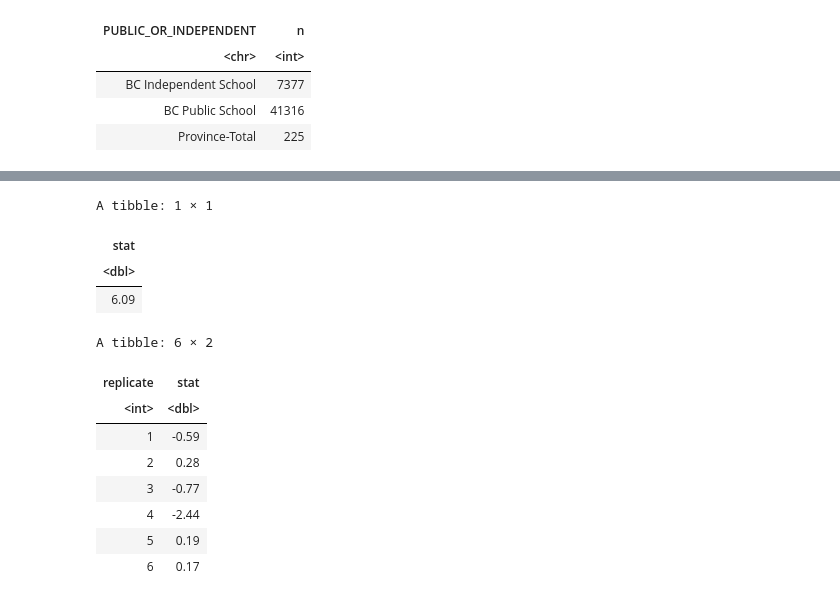
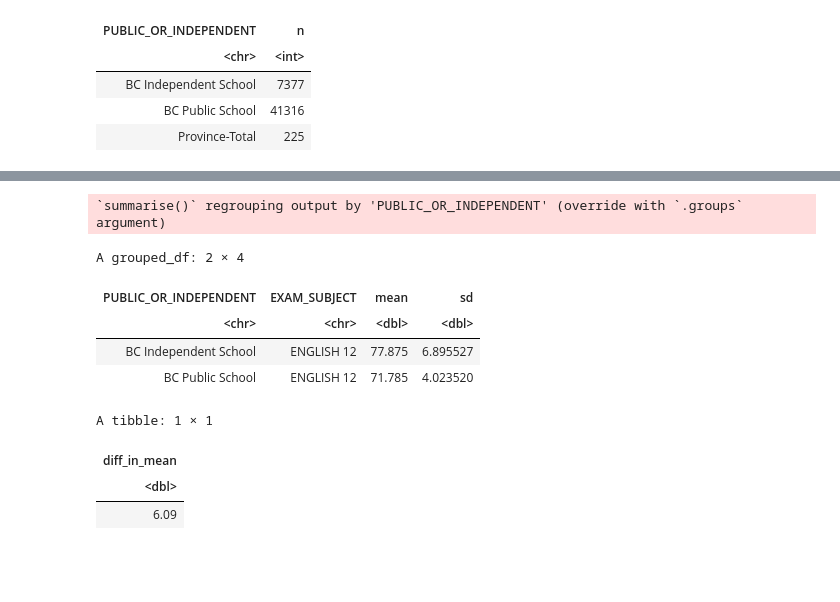
Before and after one commit to michelleykim/bc_exams_analysis, a Jupyter notebook: Test.ipynb, the cells around one changed output, grey strips where cells are left out. Saved outputs shown, nothing was run; the diff lists cells and outputs as text; code cells hidden in the pictures; blank space fills up the shorter version.

```diff
--- a/Test.ipynb
+++ b/Test.ipynb
@@ -57,10 +55,12 @@ A tibble: 3 × 2
 | BC Public School | 41316 |
 | Province-Total | 225 |
 # %%
+#get the data we will be using
 exam_school_type <- exam_data  %>%
-                    select(PUBLIC_OR_INDEPENDENT, AVERAGE_PERCENT) %>%
+                    select(PUBLIC_OR_INDEPENDENT, AVERAGE_PERCENT, MARK_TYPE, EXAM_SUBJECT) %>%
                     filter(AVERAGE_PERCENT != "Msk") %>%
                     filter(PUBLIC_OR_INDEPENDENT == "BC Public School" |PUBLIC_OR_INDEPENDENT == "BC Independent School") %>%
+                    filter(EXAM_SUBJECT == "ENGLISH 12" & MARK_TYPE == "Final Marks" ) %>%
                     mutate(AVERAGE_PERCENT = as.numeric(AVERAGE_PERCENT))
 head(exam_school_type)
 # %% [output]
@@ -76,4 +76,5 @@ A tibble: 6 × 2
 # %%
+#get sample
 set.seed(122)
 exam_school_type_sample_public <- exam_school_type %>%
         filter(PUBLIC_OR_INDEPENDENT == "BC Public School") %>%
@@ -85,6 +86,6 @@ exam_school_type_sample_Independent <- exam_school_type %>%
 
 exam_school_type_sample <- rbind(exam_school_type_sample_public, exam_school_type_sample_Independent) %>%
                         ungroup() %>%
-                        select(-replicate)
+                        select(-replicate, -MARK_TYPE)
 head(exam_school_type_sample)
 # %% [output]
@@ -100,27 +101,25 @@ A tibble: 6 × 2
 # %%
+#getting the mean and standard deviation of average percent for each school type and the diff of their mean (BC Independent School - BC Public School)
+data_for_each_catetegory<- exam_school_type_sample %>%
+                group_by(PUBLIC_OR_INDEPENDENT, EXAM_SUBJECT) %>%
+                summarize(mean = mean(AVERAGE_PERCENT),
+                          sd = sd(AVERAGE_PERCENT))
 obs_diff_in_mean <-   exam_school_type_sample  %>%
     specify(formula = AVERAGE_PERCENT ~ PUBLIC_OR_INDEPENDENT) %>%
-    calculate(stat = "diff in means", order = c("BC Independent School", "BC Public School"))
+    calculate(stat = "diff in means", order = c("BC Independent School", "BC Public School")) %>%
+    mutate(diff_in_mean = stat) %>%
+    select(-stat)
+
+data_for_each_catetegory
 obs_diff_in_mean
 # %% [output]
-A tibble: 1 × 1
+`summarise()` regrouping output by 'PUBLIC_OR_INDEPENDENT' (override with `.groups` argument)
+A grouped_df: 2 × 4
-| stat |
-| <dbl> |
-| 6.09 |
+| PUBLIC_OR_INDEPENDENT | EXAM_SUBJECT | mean | sd |
+| <chr> | <chr> | <dbl> | <dbl> |
+| BC Independent School | ENGLISH 12 | 77.875 | 6.895527 |
+| BC Public School | ENGLISH 12 | 71.785 | 4.023520 |
+A tibble: 1 × 1
+| diff_in_mean |
+| <dbl> |
+| 6.09 |
-# %%
-null_distribution <- exam_school_type_sample %>%
-  specify(formula = AVERAGE_PERCENT ~ PUBLIC_OR_INDEPENDENT) %>%
-  hypothesize(null = "independence") %>%
-  generate(reps = 1000, type = "permute") %>%
-  calculate(stat = "diff in means", order = c("BC Independent School", "BC Public School"))
-head(null_distribution)
-# %% [output]
-A tibble: 6 × 2
-| replicate | stat |
-| <int> | <dbl> |
-| 1 | -0.59 |
-| 2 | 0.28 |
-| 3 | -0.77 |
-| 4 | -2.44 |
-| 5 | 0.19 |
-| 6 | 0.17 |
```
Also changed, not shown: parts of 8 cells of this notebook.
